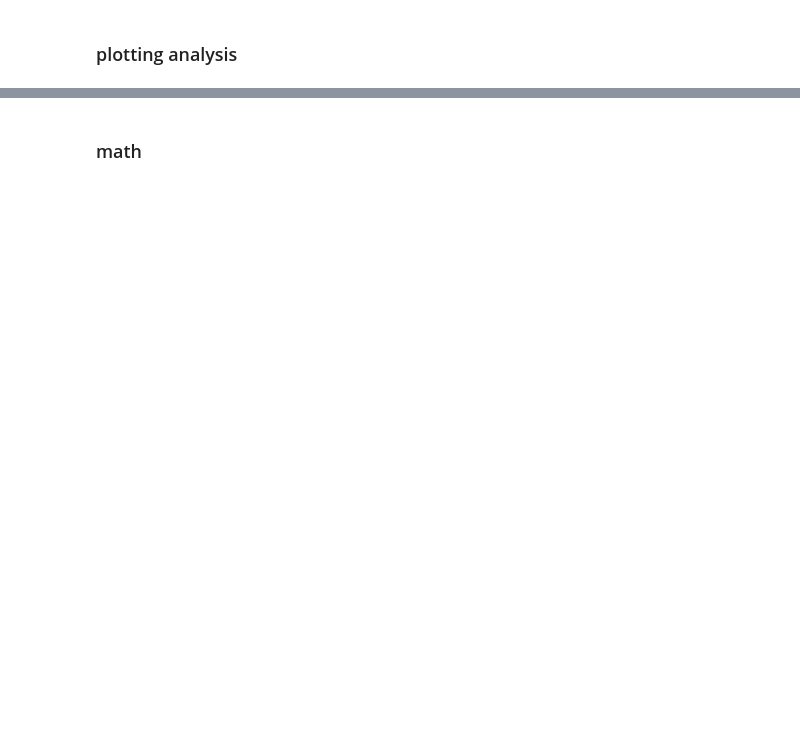
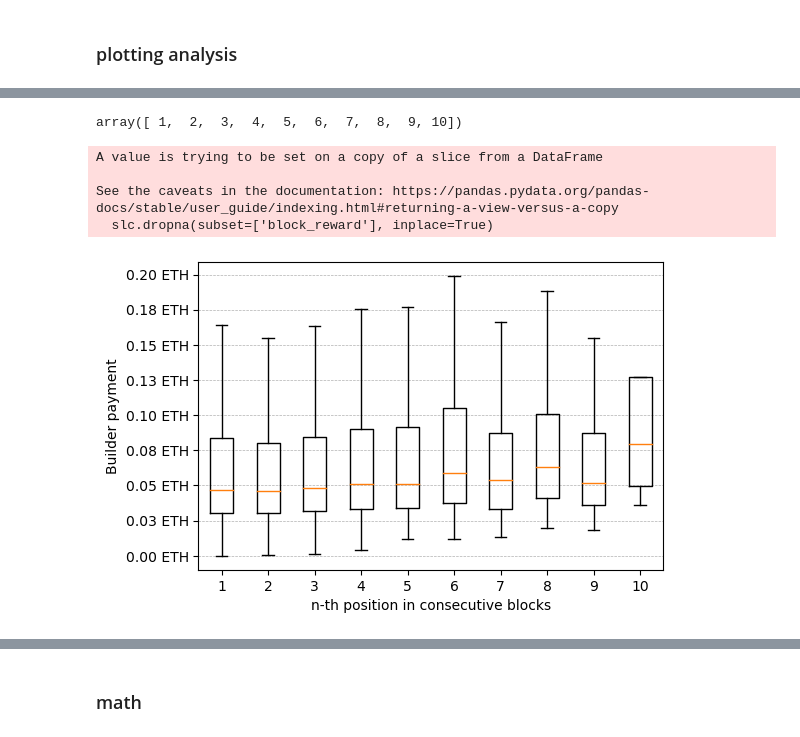
Before and after one commit to vivowa/mmev, a Jupyter notebook: lightblocks_testrun.ipynb, the cells around one changed output, grey strips where cells are left out. Drawn from its saved outputs; the diff is of its cells as text; code cells hidden in the pictures; blank space fills up the shorter version.

```diff
--- a/lightblocks_testrun.ipynb
+++ b/lightblocks_testrun.ipynb
@@ -456,3 +418,42 @@ plt.show()
+# %%
+temp
+# %% [output]
+array([ 1,  2,  3,  4,  5,  6,  7,  8,  9, 10])
+# %%
+#how much do builder pay on average for consecutive blocks
+
+slc = df[df['count'] <= 10]
+slc.dropna(subset=['block_reward'], inplace=True)
+
+temp = slc['position'].unique()
+temp.sort()
+
+data = []
+for x in temp:
+    data.append(list(slc[slc['position']==x]['block_reward']))
+
+fig, ax = plt.subplots(figsize =(6, 4))
+
+ax.boxplot(data, showfliers=False)
+ax.grid(axis='y', linestyle='--', linewidth=.5)
+
+ax.set_ylabel('Builder payment')
+ax.set_xlabel('n-th position in consecutive blocks')
+
+vals = ax.get_yticks()
+ax.set_yticklabels(['{:,.2f}'.format(x)+' ETH' for x in vals])
+
+plt.xticks(list(slc['position'].unique()))
+
+plt.savefig(f'figures/payment_position_{fltr_name}.png', bbox_inches='tight')
+
+plt.show()
+# %% [output]
+A value is trying to be set on a copy of a slice from a DataFrame
+
+See the caveats in the documentation: https://pandas.pydata.org/pandas-docs/stable/user_guide/indexing.html#returning-a-view-versus-a-copy
+  slc.dropna(subset=['block_reward'], inplace=True)
+[figure, added]
 # %%
 #how much do builder pay on average for consecutive blocks
 
```
Also changed, not shown: parts of 96 cells of this notebook, 2 other files.
